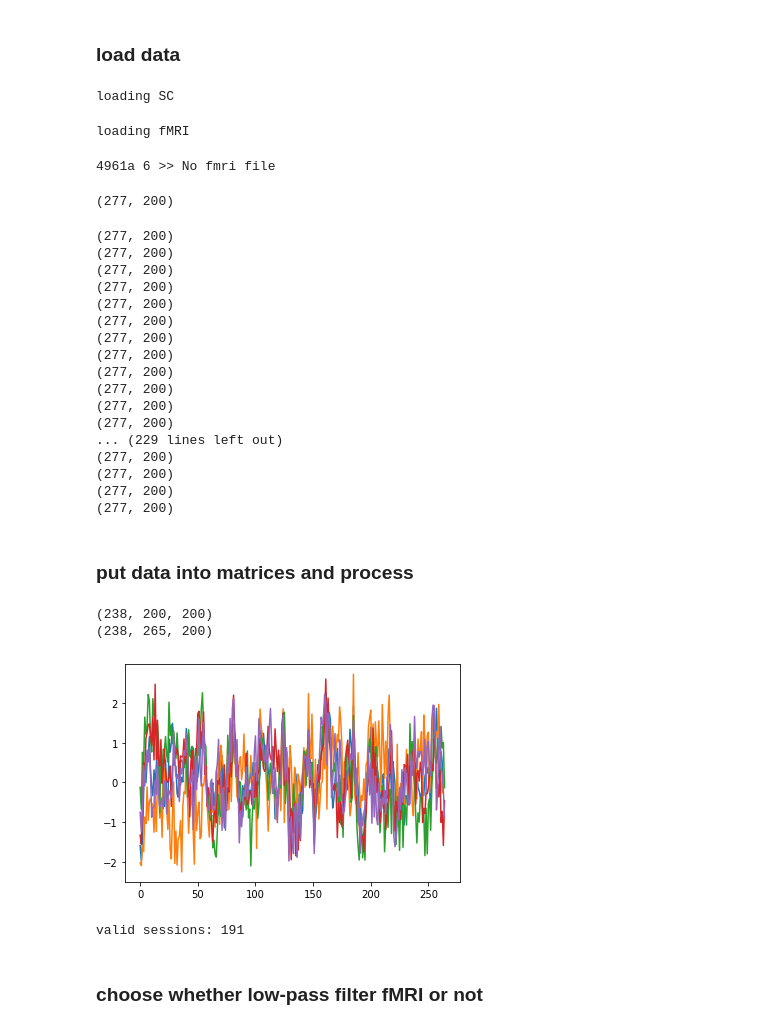
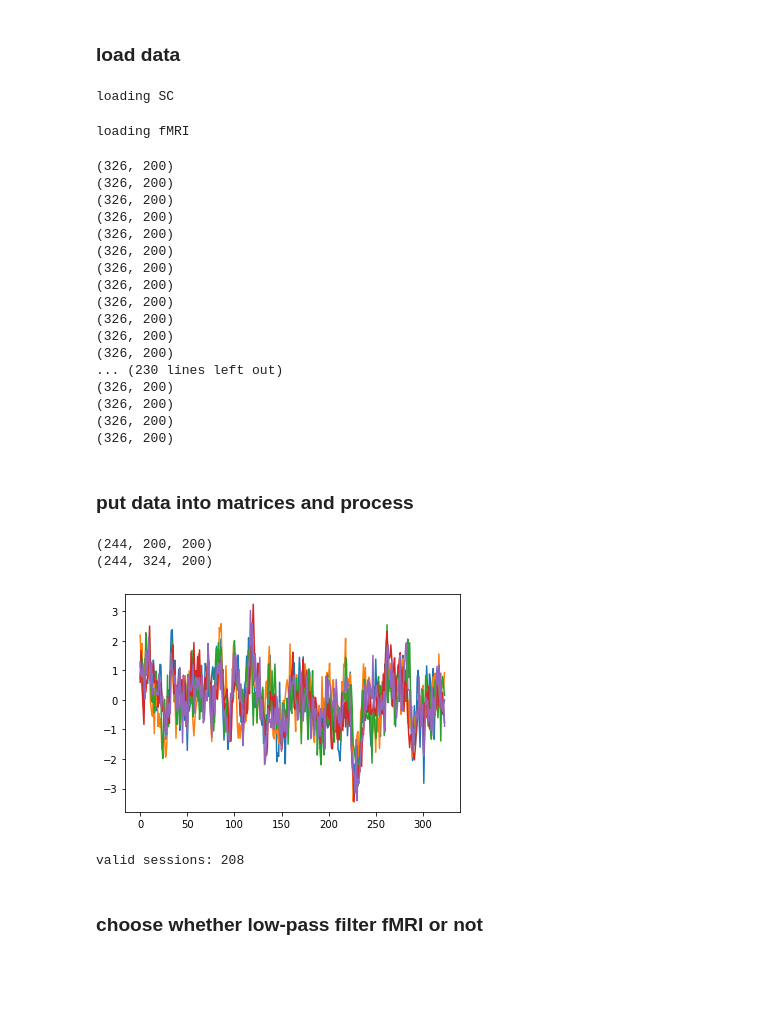
Before and after one commit to sklin93/Graph-WaveNet, a Jupyter notebook: fmri_exp.ipynb, the cells around one changed output. Drawn from its saved outputs; the diff is of its cells as text; code cells hidden in the pictures; blank space fills up the shorter version.

```diff
--- a/fmri_exp.ipynb
+++ b/fmri_exp.ipynb
@@ -39,15 +39,16 @@ gcn_bool = True
 scatter = False
 
 tasks = ['rest','VWM-1','VWM-2','VWM-3','DYN-1','DYN-2','DYN-3','DYN-4','DOT','MOD','PVT']
-task = tasks[4]
+task = tasks[0]
 savedir = './garage/CRASH_'+task
 
 # model params
 in_dim = 1
 nhid = 32
 kernel_size = 2
-blocks = 3
+blocks = 4
 layers = 2
+# input length 40: B4-L2; 50: B5-L2
 
 # training params
 dropout = 0.3
@@ -69,8 +70,6 @@ fmri = get_fmri(comn_ids, num_region, task)
 # %% [output]
 loading SC
 loading fMRI
-4961a 6 >> No fmri file
-(277, 200)
 # %%
 # print fmri shape
 for k in fmri:
@@ -78,35 +77,38 @@ for k in fmri:
         for j in fmri[k]:
             print(fmri[k][j].shape)
 # %% [output]
-(277, 200)
-(277, 200)
-(277, 200)
-(277, 200)
-(277, 200)
-(277, 200)
-(277, 200)
-(277, 200)
-(277, 200)
-(277, 200)
-(277, 200)
-(277, 200)
-... (229 lines left out)
-(277, 200)
-(277, 200)
-(277, 200)
-(277, 200)
+(326, 200)
+(326, 200)
+(326, 200)
+(326, 200)
+(326, 200)
+(326, 200)
+(326, 200)
+(326, 200)
+(326, 200)
+(326, 200)
+(326, 200)
+(326, 200)
+... (230 lines left out)
+(326, 200)
+(326, 200)
+(326, 200)
+(326, 200)
 # %% [markdown]
 ### put data into matrices and process
 # %%
 if task == tasks[0]:
     fmri_len = 326
-    cut_out = 5
-elif task == tasks[1] or task == tasks[2]:
+    cut_out = 2
+elif task == tasks[1] or task == tasks[2] or task == tasks[3]:
     fmri_len = 302
     cut_out = 2
 elif task == tasks[4]:
     fmri_len = 277
     cut_out = 12
+elif task == tasks[9]:
+    fmri_len = 833
+    cut_out = 0
 
 scs = []
 fmri_mat = []
@@ -124,14 +126,14 @@ fmri_mat = np.stack(fmri_mat)
 print(scs.shape)
 print(fmri_mat.shape)
 # %% [output]
-(238, 200, 200)
-(238, 265, 200)
+(244, 200, 200)
+(244, 324, 200)
 # %%
-for i in range(5):
+for i in range(15,20):
     plt.plot(fmri_mat[0,:,i])
 plt.show()
 # %% [output]
-[figure, old version]
+[figure, new version]
 # %%
 # only use the sessions without huge spikes: thresholding at 6
 valid_idx = []
@@ -150,7 +152,7 @@ fmri_mat = fmri_mat[valid_idx]
 scs = scs[valid_idx]
 adjs = [adjs[i] for i in valid_idx]
 # %% [output]
-valid sessions: 191
+valid sessions: 208
 # %% [markdown]
 ### choose whether low-pass filter fMRI or not
 # %%
```
Also changed, not shown: parts of 19 cells of this notebook, 3 other files.
